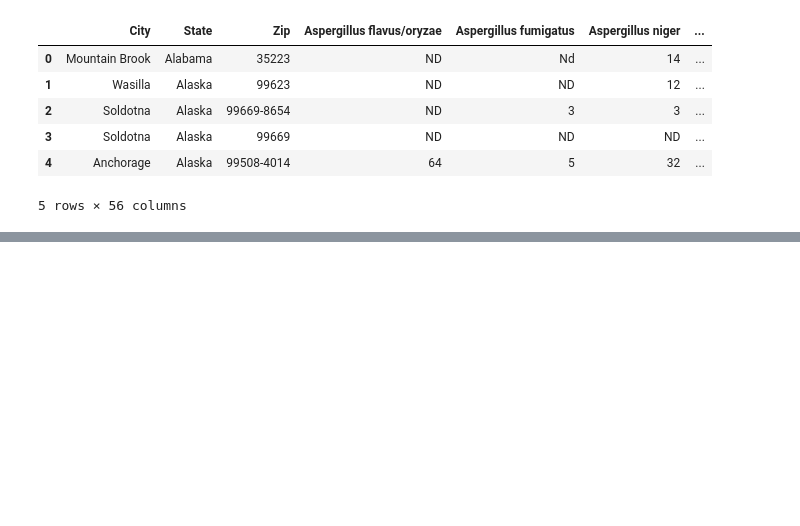
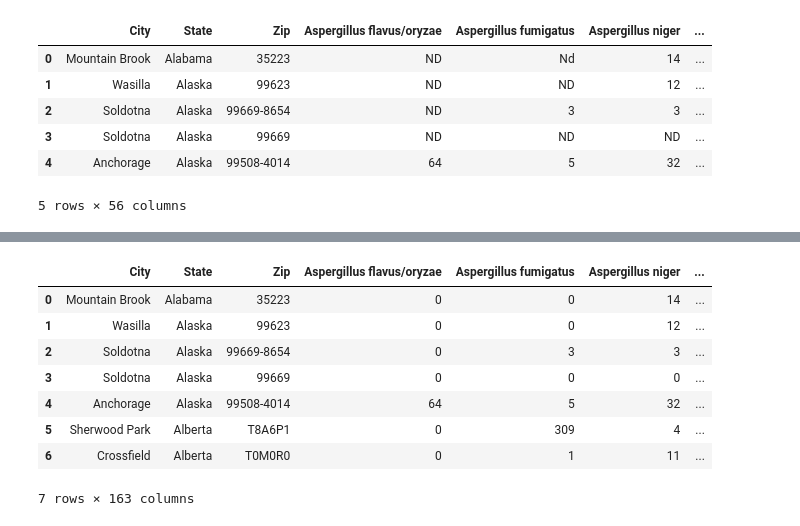
Before and after one commit to AITHIOMB/Home-Health-Impact, a Jupyter notebook: DataPrep.ipynb, the cells around one changed output, grey strips where cells are left out. Saved outputs shown, nothing was run; the diff lists cells and outputs as text; code cells hidden in the pictures; blank space fills up the shorter version.

```diff
--- a/DataPrep.ipynb
+++ b/DataPrep.ipynb
@@ -58,0 +85,3 @@ Index(['City', 'State', 'Zip', 'Aspergillus flavus/oryzae',
+# %%
+mole_columns = df.iloc[:, 3:40]
+mole_columns.head()
@@ -58,0 +96,5 @@ Index(['City', 'State', 'Zip', 'Aspergillus flavus/oryzae',
+# %%
+#turning all 'NaN', strings, and <0 to zero
+for i in mole_columns:
+    filtered = df.loc[~df[i].astype(str).str.isnumeric() | df[i].isna(), i].unique()
+    print (filtered)
@@ -58,0 +119,16 @@ Index(['City', 'State', 'Zip', 'Aspergillus flavus/oryzae',
+# %%
+values_to_replace=['ND','<1','nd','N/D','N D','Nd', 'Hhh', 'nan', 'Hh', 'ND, <1','NDNDND', 'na','Ne','NF','<','n/d','o', 'BD','NaN', 'N d']
+
+#values_to_replace = ['nd', '<1', 'n/d', 'n d', 'nd', 'hhh', 'nan', 'hh', 'nd, <1', 'ndndnd', 'na', 'ne', 'nf', '<', 'n/d', 'o', 'bd']
+
+for i in mole_columns:
+    for j in values_to_replace:
+        df[i] = df[i].replace(j, '0')
+        df[i] = df[i].fillna(0)
+        df[i] = df[i].astype(str)
+        df[i] = df[i].str.replace('*', '')
+        df[i] = df[i].str.replace(' ', '')
+
+
+
+df.head(6)
@@ -58,0 +144,12 @@ Index(['City', 'State', 'Zip', 'Aspergillus flavus/oryzae',
+# %%
+df.head(7)
+# %% [output]
+|  | City | State | Zip | Aspergillus flavus/oryzae | Aspergillus fumigatus | Aspergillus niger | ... |
+| 0 | Mountain Brook | Alabama | 35223 | 0 | 0 | 14 | ... |
+| 1 | Wasilla | Alaska | 99623 | 0 | 0 | 12 | ... |
+| 2 | Soldotna | Alaska | 99669-8654 | 0 | 3 | 3 | ... |
+| 3 | Soldotna | Alaska | 99669 | 0 | 0 | 0 | ... |
+| 4 | Anchorage | Alaska | 99508-4014 | 64 | 5 | 32 | ... |
+| 5 | Sherwood Park | Alberta | T8A6P1 | 0 | 309 | 4 | ... |
+| 6 | Crossfield | Alberta | T0M0R0 | 0 | 1 | 11 | ... |
+7 rows × 163 columns
```
Also changed, not shown: parts of 10 cells of this notebook, 1 other file.
